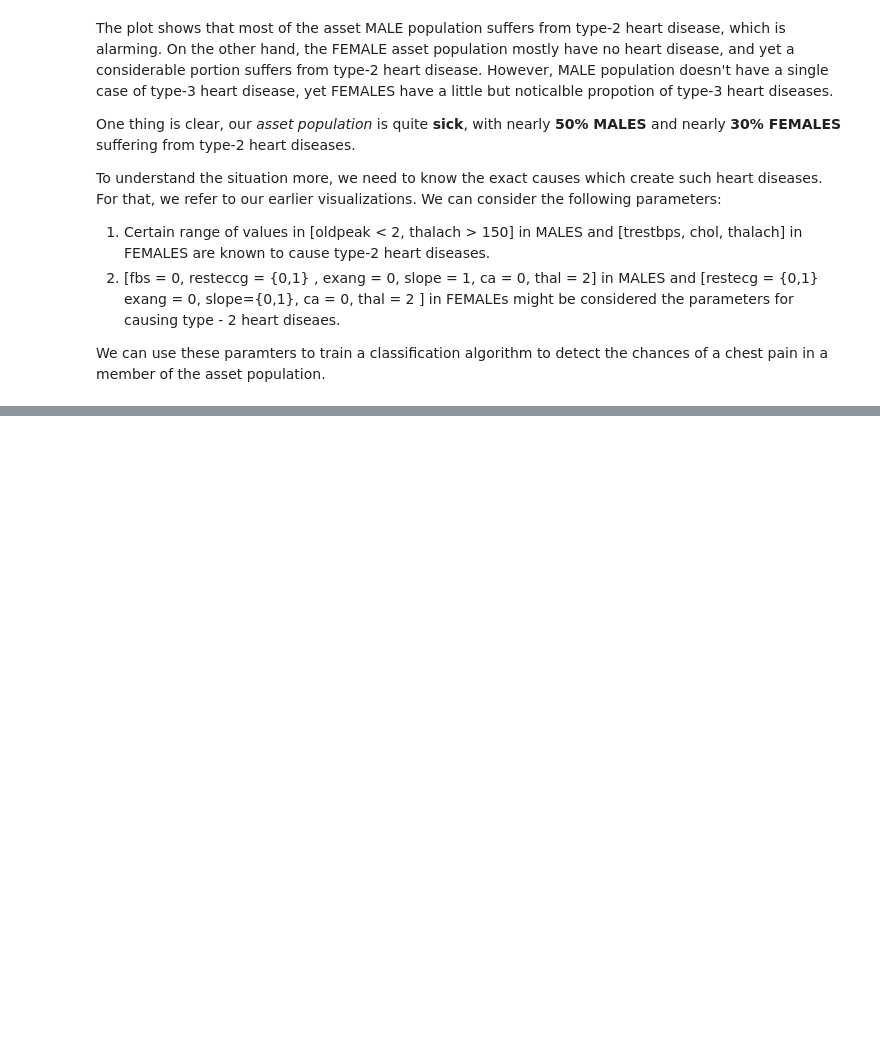
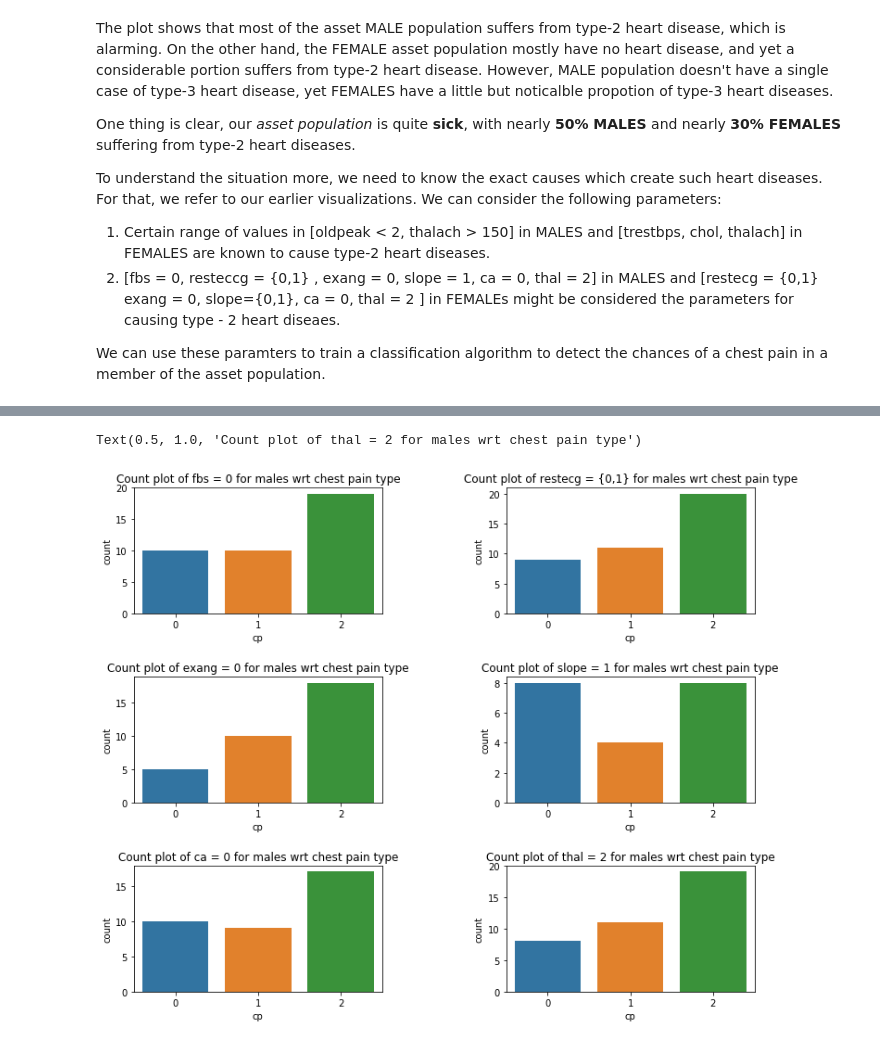
Before and after one commit to Shankhanil/Explaining-Heart-Diseases-Statistically, a Jupyter notebook: Explaining heart attacks.ipynb, the cells around one changed output, grey strips where cells are left out. Saved outputs shown, nothing was run; the diff lists cells and outputs as text; code cells hidden in the pictures; blank space fills up the shorter version.

Commit message:
version 5.1
Analysis of the parameters causing heart diseases in asset population male

```diff
--- a/Explaining heart attacks.ipynb
+++ b/Explaining heart attacks.ipynb
@@ -350,0 +355,47 @@ plt.show()
+# %%
+# visualizing [fbs = 0, resteccg = {0,1} , exang = 0, slope = 1, ca = 0, thal = 2] in male
+plt.figure (1, figsize = (12,10))
+
+plt.subplot( 3, 2, 1)
+plt.subplots_adjust(hspace = 0.5, wspace = 0.5)
+
+sns.countplot(x = 'cp', data = _middleAge_men[_middleAge_men['fbs'] == 0])
+plt.title("Count plot of fbs = 0 for males wrt chest pain type")
+
+
+plt.subplot( 3, 2, 2)
+plt.subplots_adjust(hspace = 0.5, wspace = 0.5)
+
+sns.countplot(x = 'cp', data = _middleAge_men[_middleAge_men['restecg'] <= 1])
+plt.title("Count plot of restecg = {0,1} for males wrt chest pain type")
+
+
+plt.subplot( 3, 2, 3)
+plt.subplots_adjust(hspace = 0.5, wspace = 0.5)
+
+sns.countplot(x = 'cp', data = _middleAge_men[_middleAge_men['exang'] == 0])
+plt.title("Count plot of exang = 0 for males wrt chest pain type")
+
+
+plt.subplot( 3, 2, 4)
+plt.subplots_adjust(hspace = 0.5, wspace = 0.5)
+
+sns.countplot(x = 'cp', data = _middleAge_men[_middleAge_men['slope'] == 1])
+plt.title("Count plot of slope = 1 for males wrt chest pain type")
+
+
+plt.subplot( 3, 2, 5)
+plt.subplots_adjust(hspace = 0.5, wspace = 0.5)
+
+sns.countplot(x = 'cp', data = _middleAge_men[_middleAge_men['ca'] == 0])
+plt.title("Count plot of ca = 0 for males wrt chest pain type")
+
+
+plt.subplot( 3, 2, 6)
+plt.subplots_adjust(hspace = 0.5, wspace = 0.5)
+
+sns.countplot(x = 'cp', data = _middleAge_men[_middleAge_men['thal'] == 2])
+plt.title("Count plot of thal = 2 for males wrt chest pain type")
+# %% [output]
+Text(0.5, 1.0, 'Count plot of thal = 2 for males wrt chest pain type')
+[figure, added]
```
Also changed, not shown: parts of 1 cell of this notebook.
